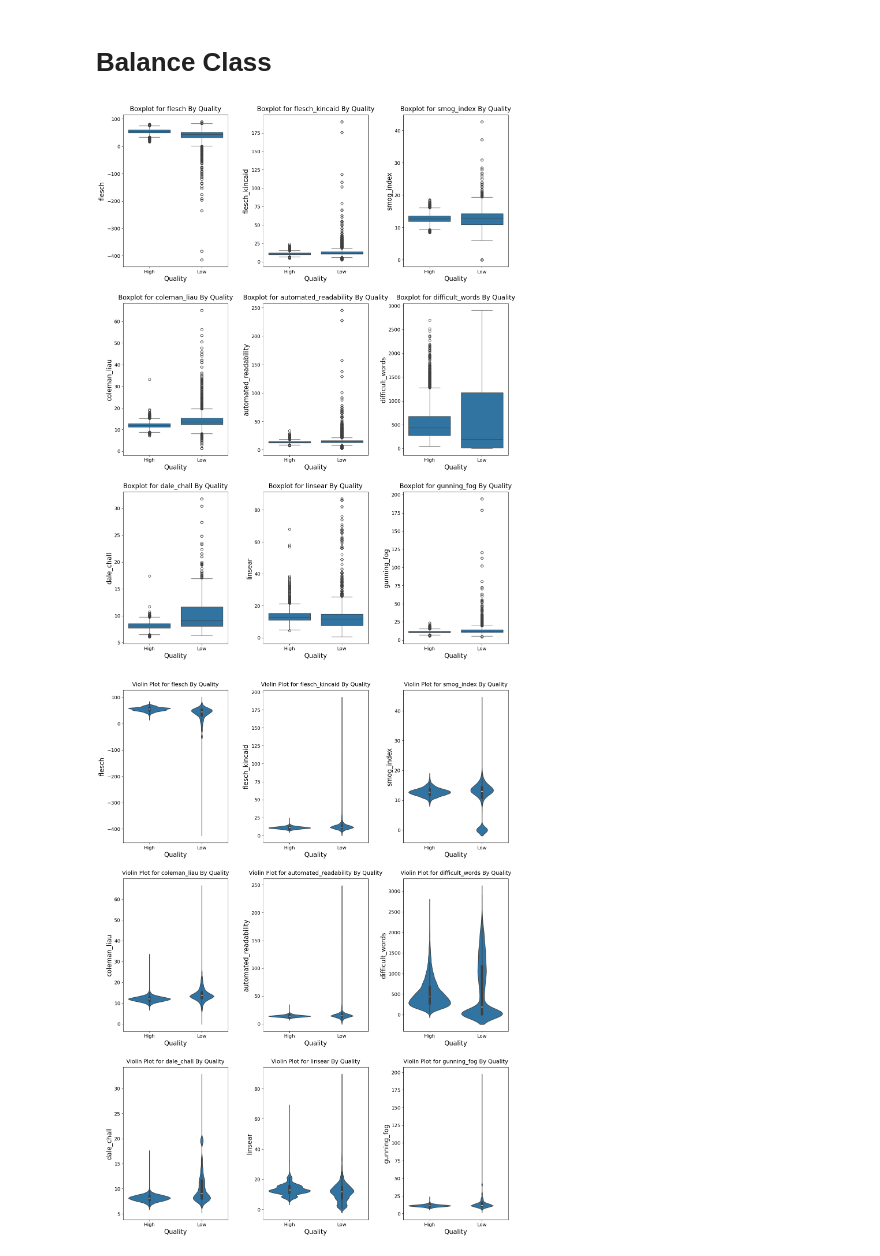
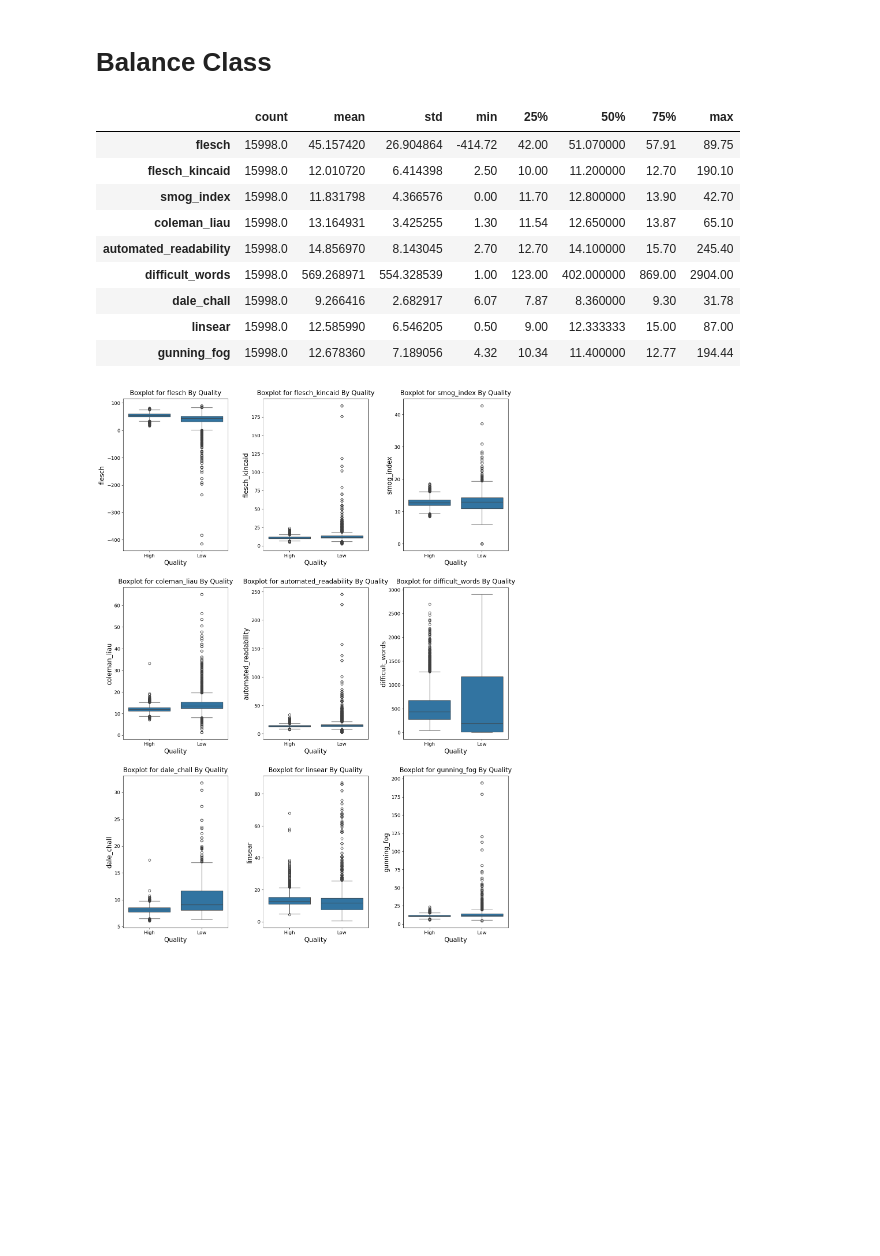
Before and after one commit to Khai-Sian/Dissertation, a Jupyter notebook: 6_Readability Score Visualisation.ipynb, the cells around one changed output. Drawn from its saved outputs; the diff is of its cells as text; code cells hidden in the pictures; blank space fills up the shorter version.

```diff
--- a/6_Readability Score Visualisation.ipynb
+++ b/6_Readability Score Visualisation.ipynb
@@ -7,9 +9,11 @@ import os
 # %%
-def visualisation(dataset):
+def visualisation(dataset, save = False):
     df = pd.read_csv(f'../Data/grouped_dataset_{dataset}.csv', keep_default_na=False)
 
     readability_scores = ['flesch', 'flesch_kincaid', 'smog_index', 'coleman_liau', 'automated_readability', 'difficult_words', 'dale_chall', 'linsear', 'gunning_fog']
 
-    box_plot(df, readability_scores)
-    violin_plot(df, readability_scores)
+    display(df[readability_scores].describe().transpose())
+
+    box_plot(df, readability_scores, save)
+#     violin_plot(df, readability_scores)
 # %%
@@ -66,7 +85,16 @@ visualisation("(Imbalance)")
 # %% [markdown]
 # Balance Class
 # %%
-visualisation("(Balance)")
+visualisation("(Balance)", save = True)
 # %% [output]
+|  | count | mean | std | min | 25% | 50% | 75% | max |
+| flesch | 15998.0 | 45.157420 | 26.904864 | -414.72 | 42.00 | 51.070000 | 57.91 | 89.75 |
+| flesch_kincaid | 15998.0 | 12.010720 | 6.414398 | 2.50 | 10.00 | 11.200000 | 12.70 | 190.10 |
+| smog_index | 15998.0 | 11.831798 | 4.366576 | 0.00 | 11.70 | 12.800000 | 13.90 | 42.70 |
+| coleman_liau | 15998.0 | 13.164931 | 3.425255 | 1.30 | 11.54 | 12.650000 | 13.87 | 65.10 |
+| automated_readability | 15998.0 | 14.856970 | 8.143045 | 2.70 | 12.70 | 14.100000 | 15.70 | 245.40 |
+| difficult_words | 15998.0 | 569.268971 | 554.328539 | 1.00 | 123.00 | 402.000000 | 869.00 | 2904.00 |
+| dale_chall | 15998.0 | 9.266416 | 2.682917 | 6.07 | 7.87 | 8.360000 | 9.30 | 31.78 |
+| linsear | 15998.0 | 12.585990 | 6.546205 | 0.50 | 9.00 | 12.333333 | 15.00 | 87.00 |
+| gunning_fog | 15998.0 | 12.678360 | 7.189056 | 4.32 | 10.34 | 11.400000 | 12.77 | 194.44 |
 [figure]
-[figure, removed]
```
Also changed, not shown: parts of 3 cells of this notebook, 12 other files.
